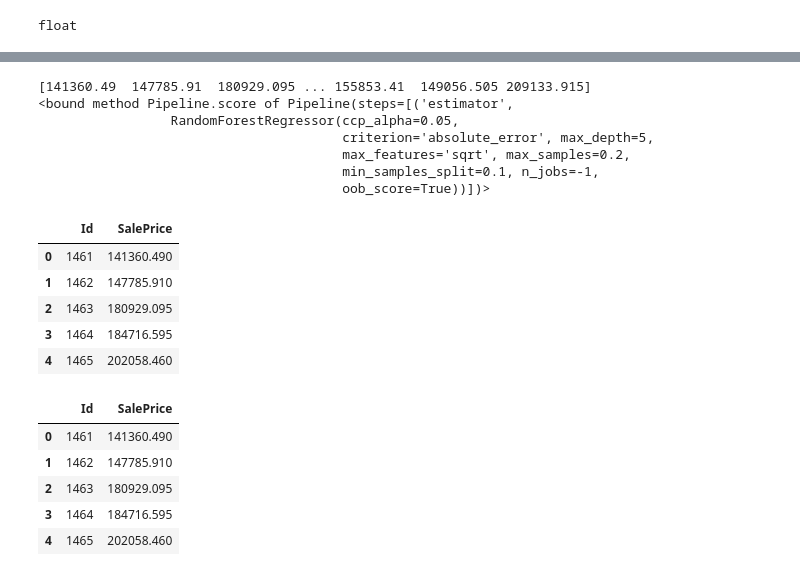
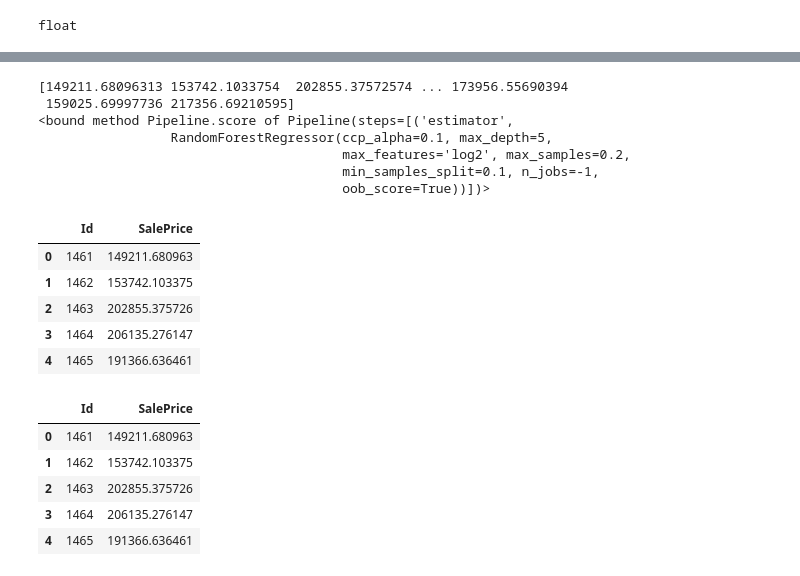
Before and after one commit to Kacper-W-Kozdon/kaggle-houses-pricing, a Jupyter notebook: notebook0706d609ae.ipynb, the cells around one changed output, grey strips where cells are left out. Cells and saved outputs as stored; diff of their text form; code cells hidden in the pictures.

```diff
--- a/notebook0706d609ae.ipynb
+++ b/notebook0706d609ae.ipynb
@@ -231,45 +231,45 @@ class TreeClassifier():
                 self.pipeline = pipe
             else:
                 #pipe = Pipeline([("pca", PCA()), ("fs", SelectFromModel(self.classifierFS, prefit = False, max_features = self.max_features)), ("estimator", RandomForestClassifier(max_depth=6, n_jobs = -1))])
-                pipe = Pipeline([("estimator", RandomForestRegressor(n_estimators = 100, ccp_alpha = 0.05, min_samples_split = 0.1, max_depth = 5, max_samples = 0.2, oob_score = True, max_features = "sqrt", n_jobs = -1, criterion = "absolute_error"))])
+                pipe = Pipeline([("estimator", RandomForestRegressor(n_estimators = 100, ccp_alpha = 0.1, min_samples_split = 0.1, max_depth = 5, max_samples = 0.2, oob_score = True, max_features = "log2", n_jobs = -1, criterion = "squared_error"))])
                 pipe.fit(Xpipe, Y)
                 self.pipeline = pipe
         else:
             pipe = self.pipeline
             self.predictions = pipe.predict(Xpipe)
             print(self.predictions)
         return self
 
 XTrain, YTrain = data_prep(train, trainDict, replace = 1)
 XTest = data_prep(test, trainDict, test = 1, replace = 1)
 Tree = TreeClassifier()
 #Tree.train(XTrain, YTrain)
 #Tree.plt()
 #Tree.pred(XTest, YTrain)
 Tree.pipe(XTrain, YTrain, forest = 1)
 Tree.pipe(XTest, train = 0, forest = 1)
 print(Tree.pipeline.score)
 test_file_path = "../input/house-prices-advanced-regression-techniques/test.csv"
 test_data = pd.read_csv(test_file_path)
 ids = test_data.pop('Id')
 preds = Tree.predictions
 output = pd.DataFrame({'Id': ids,
                        'SalePrice': preds.squeeze()})
 output.head()
 # %% [output]
-[141360.49  147785.91  180929.095 ... 155853.41  149056.505 209133.915]
+[149211.68096313 153742.1033754  202855.37572574 ... 173956.55690394
+ 159025.69997736 217356.69210595]
 <bound method Pipeline.score of Pipeline(steps=[('estimator',
-                 RandomForestRegressor(ccp_alpha=0.05,
-                                       criterion='absolute_error', max_depth=5,
-                                       max_features='sqrt', max_samples=0.2,
+                 RandomForestRegressor(ccp_alpha=0.1, max_depth=5,
+                                       max_features='log2', max_samples=0.2,
                                        min_samples_split=0.1, n_jobs=-1,
                                        oob_score=True))])>
 |  | Id | SalePrice |
-| 0 | 1461 | 141360.490 |
-| 1 | 1462 | 147785.910 |
-| 2 | 1463 | 180929.095 |
-| 3 | 1464 | 184716.595 |
-| 4 | 1465 | 202058.460 |
+| 0 | 1461 | 149211.680963 |
+| 1 | 1462 | 153742.103375 |
+| 2 | 1463 | 202855.375726 |
+| 3 | 1464 | 206135.276147 |
+| 4 | 1465 | 191366.636461 |
 # %%
 # To rewrite: try to put everything into a pipeline: https://scikit-learn.org/stable/modules/feature_selection.html#feature-selection
 # %%
@@ -279,8 +279,8 @@ sample_submission_df.to_csv('/kaggle/working/submission.csv', index=False)
 sample_submission_df.head()
 # %% [output]
 |  | Id | SalePrice |
-| 0 | 1461 | 141360.490 |
-| 1 | 1462 | 147785.910 |
-| 2 | 1463 | 180929.095 |
-| 3 | 1464 | 184716.595 |
-| 4 | 1465 | 202058.460 |
+| 0 | 1461 | 149211.680963 |
+| 1 | 1462 | 153742.103375 |
+| 2 | 1463 | 202855.375726 |
+| 3 | 1464 | 206135.276147 |
+| 4 | 1465 | 191366.636461 |
```
Also changed, not shown: parts of 3 cells of this notebook.
